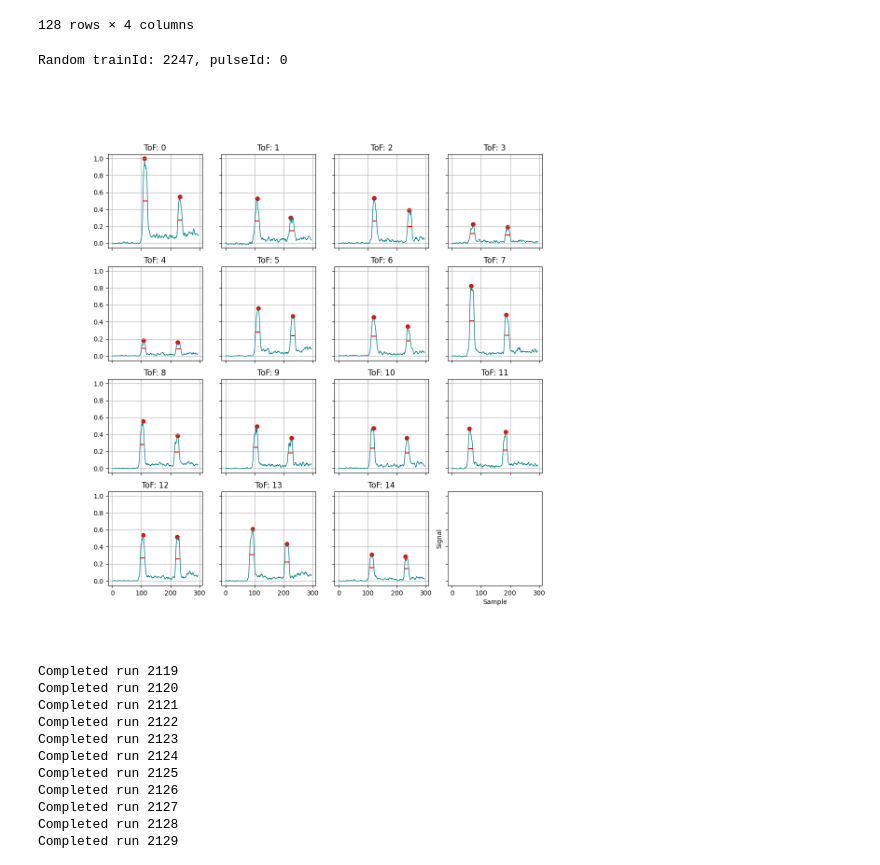
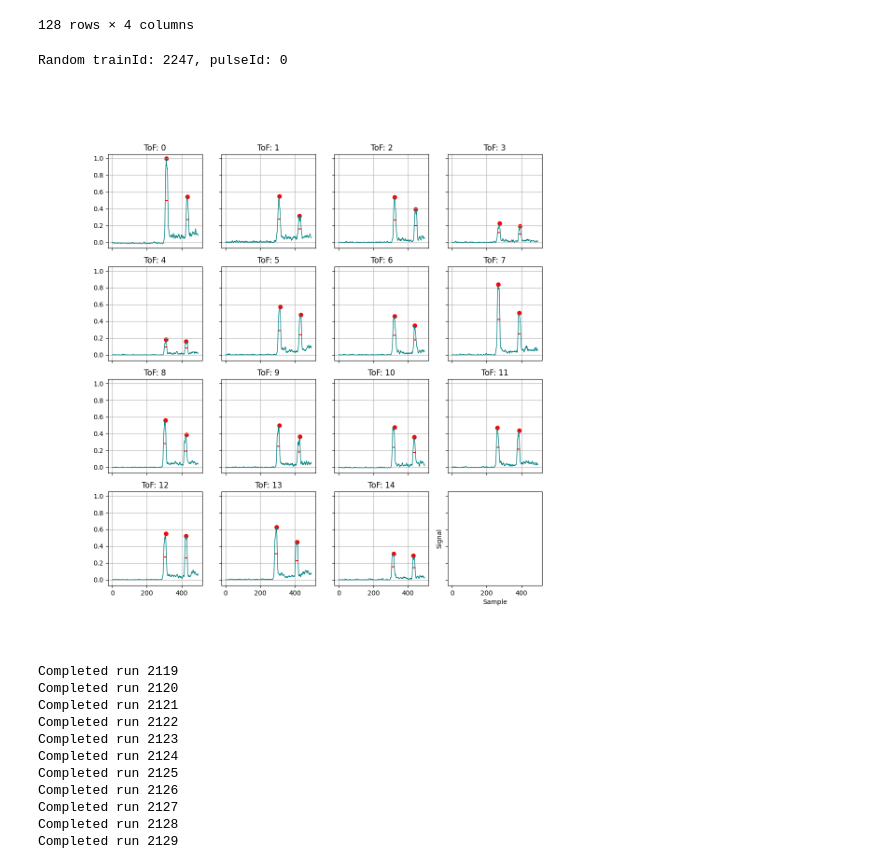
Before and after one commit to XAC-CFEL/PolScope, a Jupyter notebook: test.ipynb, the cells around one changed output. Drawn from its saved outputs; the diff is of its cells as text; code cells hidden in the pictures.

```diff
--- a/test.ipynb
+++ b/test.ipynb
@@ -195,11 +195,11 @@ rawdf
 128 rows × 4 columns
 # %%
 %matplotlib widget
-data = ToFPipeline.NXSLoader("data").load(runNumbers=[2247],roi=[200,500]).defaultPreprocessing(baselineRegion=[0,10],ToF=list(range(15)))
+data = ToFPipeline.NXSLoader("data").load(runNumbers=[2247],roi=[0,500]).defaultPreprocessing(baselineRegion=[0,10],ToF=list(range(15)))
 results = ToFPipeline.PeakFinder(data.data).stack().smooth(windowSize=5).normalize().process(threshold=0.01,peakNo=1,roi=[None,500],minWidth=False,symmetric=False).dataframe().plot(logScale=False,xmin=None,xmax=None)
 # %% [output]
 Random trainId: 2247, pulseId: 0
-[figure, old version]
+[figure, new version]
 # %%
 %matplotlib inline
 import numpy as np
```
Also changed, not shown: 4 other files.
